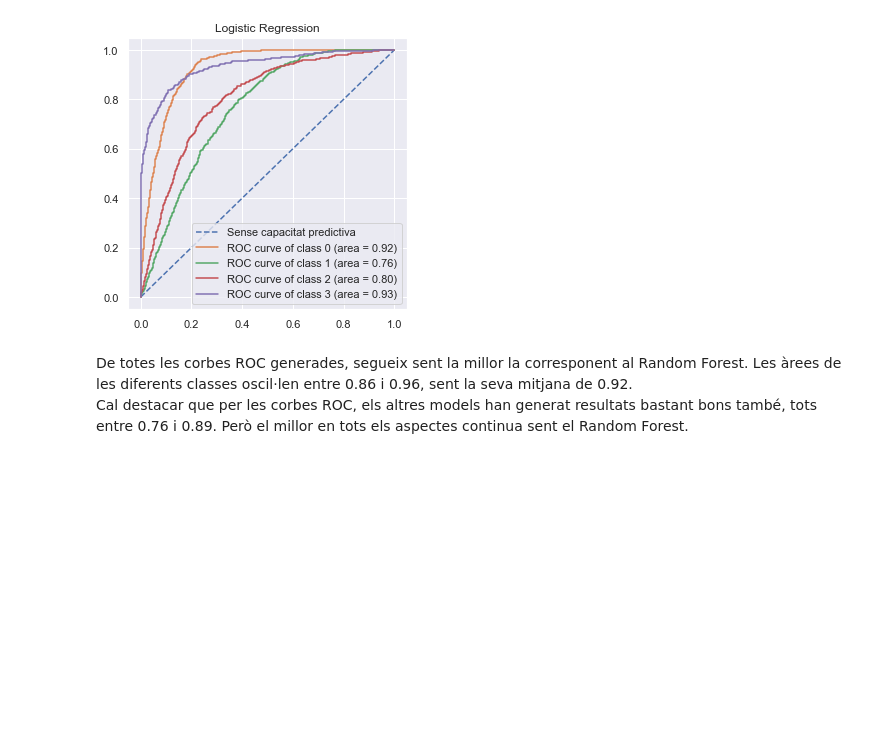
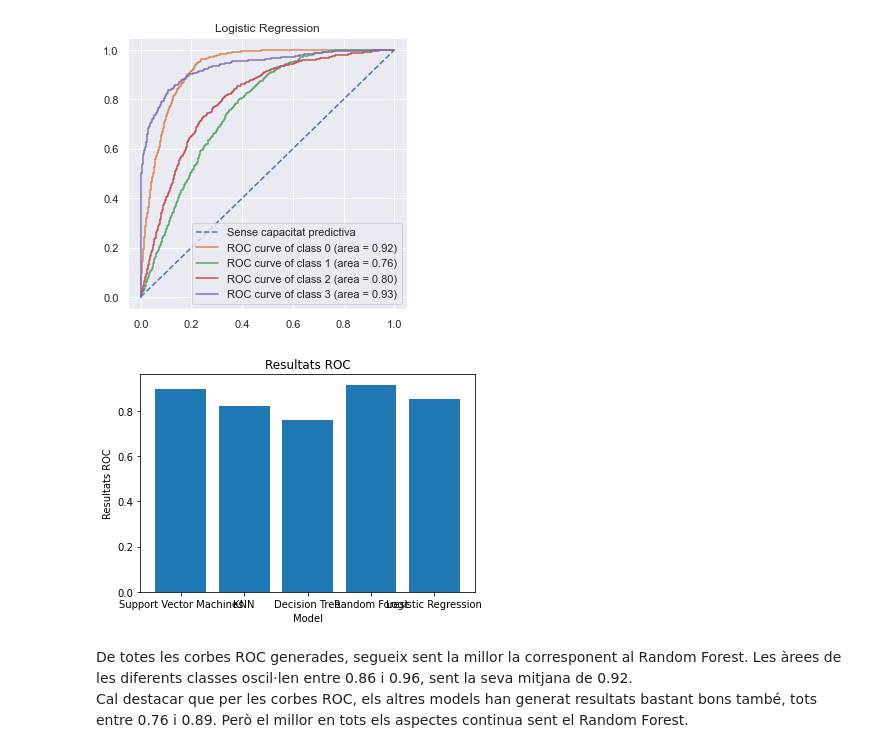
Before and after one commit to alvarocho01/Cas_Kaggle, a Jupyter notebook: notebooks/Cas Kaggle.ipynb, the cells around one changed output. Drawn from its saved outputs; the diff is of its cells as text; code cells hidden in the pictures; blank space fills up the shorter version.

```diff
--- a/notebooks/Cas Kaggle.ipynb
+++ b/notebooks/Cas Kaggle.ipynb
@@ -297,6 +306,15 @@ for i,model in enumerate(models):
 [figure]
 <Figure size 360x360 with 0 Axes>
 [figure]
+# %%
+resultats_roc = [0.895, 0.8225, 0.76, 0.915, 0.8525]
+plt.bar(nom_models, resultats_roc)
+plt.xlabel("Model")
+plt.ylabel("Resultats ROC")
+plt.title("Resultats ROC")
+plt.show()
+# %% [output]
+[figure, added]
 # %% [markdown]
 De totes les corbes ROC generades, segueix sent la millor la corresponent al Random Forest. Les àrees de les diferents classes oscil·len entre 0.86 i 0.96, sent la seva mitjana de 0.92.
 Cal destacar que per les corbes ROC, els altres models han generat resultats bastant bons també, tots entre 0.76 i 0.89. Però el millor en tots els aspectes continua sent el Random Forest.
```
Also changed, not shown: parts of 1 cell of this notebook, 3 other files.
